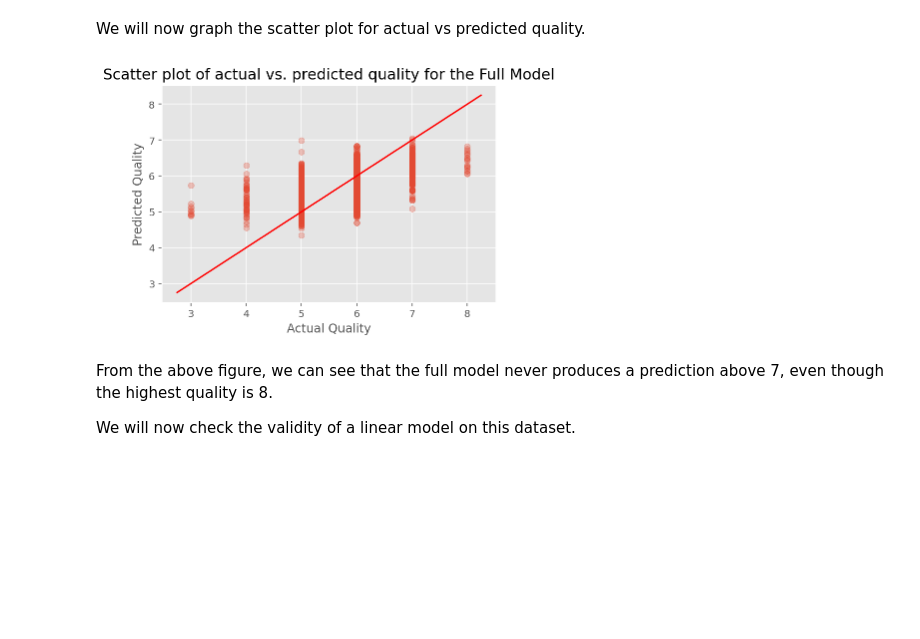
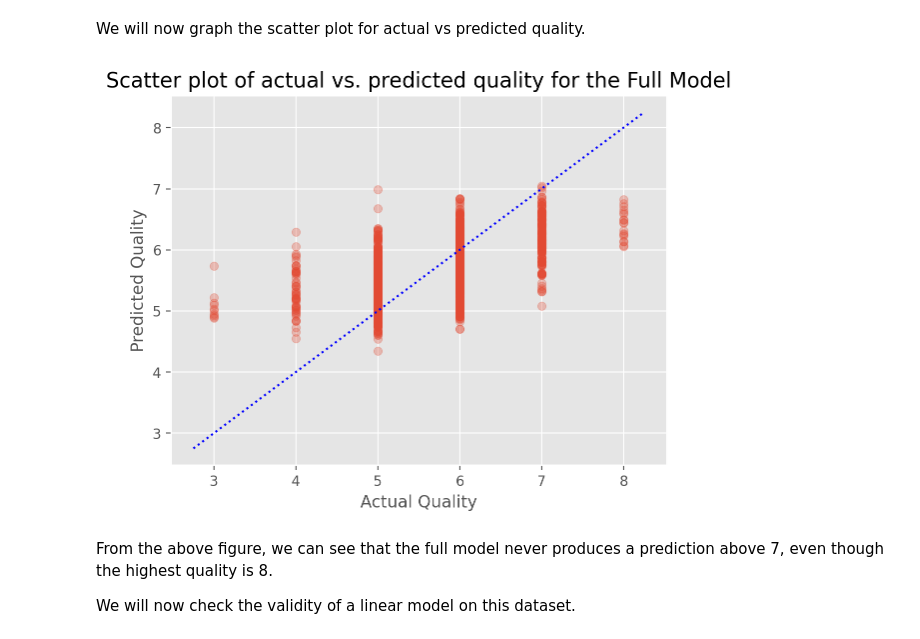
Before and after one commit to Michael-s3943224/MATH2412-Assignment, a Jupyter notebook: Phase2_Group21.ipynb, the cells around one changed output. Cells and saved outputs as stored; diff of their text form; code cells hidden in the pictures; blank space fills up the shorter version.

```diff
--- a/Phase2_Group21.ipynb
+++ b/Phase2_Group21.ipynb
@@ -154,16 +184,16 @@ We will now graph the scatter plot for actual vs predicted quality.
 # %%
 def plot_line(axis, slope, intercept, **kargs):
     xmin, xmax = axis.get_xlim()
     plt.plot([xmin, xmax], [xmin*slope+intercept, xmax*slope+intercept], **kargs)
 
 # Creating scatter plot
 plt.scatter(residuals_full['actual'], residuals_full['predicted'], alpha=0.3);
-plot_line(axis=plt.gca(), slope=1, intercept=0, c="red");
+plot_line(axis=plt.gca(), slope=1, intercept=0, c="blue", linestyle=":");
 plt.xlabel('Actual Quality');
 plt.ylabel('Predicted Quality');
 plt.title('Scatter plot of actual vs. predicted quality for the Full Model', fontsize=15);
 # %% [output]
-[figure, old version]
+[figure, new version]
 # %% [markdown]
 From the above figure, we can see that the full model never produces a prediction above 7, even though the highest quality is 8.
 
```
Also changed, not shown: parts of 21 cells of this notebook, 1 other file.
